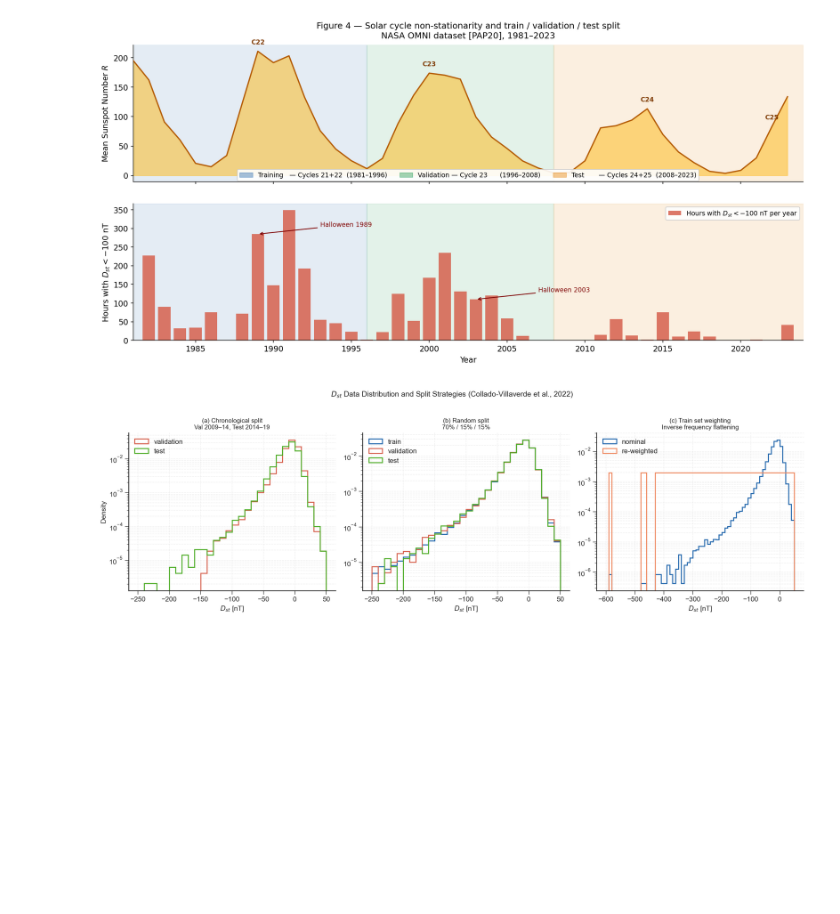
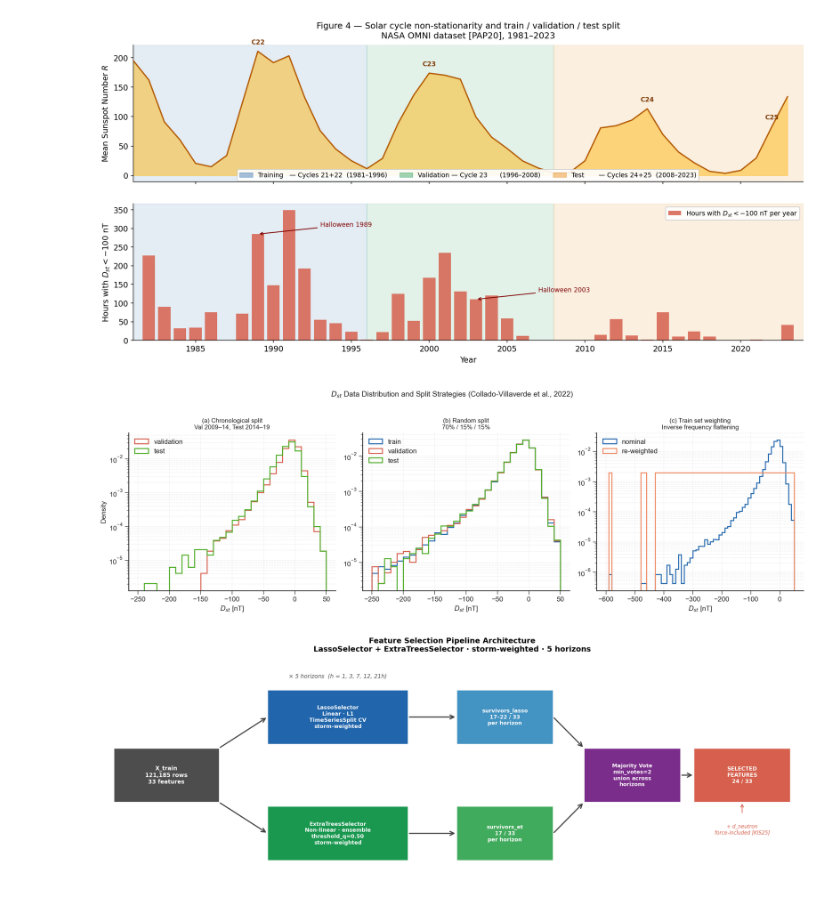
Before and after one commit to RoumenNikolov/cosmic-ray-storm-clean, a Jupyter notebook: notebooks/imiges_generator.ipynb, the cells around one changed output. Cells and saved outputs as stored; diff of their text form; code cells hidden in the pictures; blank space fills up the shorter version.

```diff
--- a/notebooks/imiges_generator.ipynb
+++ b/notebooks/imiges_generator.ipynb
@@ -398,3 +398,90 @@ plt.savefig('images/fig_dst_split_distribution.png', dpi=150, bbox_inches='tight
 plt.show()
 # %% [output]
 [figure]
+# %%
+# ── Feature Selection Pipeline Architecture Diagram ───────────────────────
+fig, ax = plt.subplots(figsize=(16, 6))
+ax.set_xlim(0, 16)
+ax.set_ylim(0, 6)
+ax.axis('off')
+fig.patch.set_facecolor('white')
+
+def box(ax, x, y, w, h, text, color='#2166ac', textcolor='white', fontsize=10):
+    ax.add_patch(plt.Rectangle((x, y), w, h, zorder=3,
+                                facecolor=color, edgecolor='white', linewidth=1.5))
+    ax.text(x + w/2, y + h/2, text, ha='center', va='center',
+            color=textcolor, fontsize=fontsize, fontweight='bold',
+            zorder=4, multialignment='center')
+
+def arrow(ax, x1, y1, x2, y2, color='#444444'):
+    ax.annotate('', xy=(x2, y2), xytext=(x1, y1),
+                arrowprops=dict(arrowstyle='->', color=color, lw=1.8,
+                                mutation_scale=16))
+
+# Input
+box(ax, 0.3, 2.3, 2.4, 1.4,
+    'X_train\n121,185 rows\n33 features',
+    color='#4d4d4d', fontsize=9)
+
+# Branches
+arrow(ax, 2.7, 3.7, 3.8, 4.5)
+arrow(ax, 2.7, 2.3, 3.8, 1.5)
+
+# LASSO
+box(ax, 3.8, 3.8, 3.2, 1.4,
+    'LassoSelector\nLinear · L1\nTimeSeriesSplit CV\nstorm-weighted',
+    color='#2166ac', fontsize=8.5)
+
+# ExtraTrees
+box(ax, 3.8, 0.8, 3.2, 1.4,
+    'ExtraTreesSelector\nNon-linear · ensemble\nthreshold_q=0.50\nstorm-weighted',
+    color='#1a9850', fontsize=8.5)
+
+# Horizons label
+ax.text(5.4, 5.55, '× 5 horizons  (h = 1, 3, 7, 12, 21h)',
+        ha='center', va='center', fontsize=9, color='#555555', style='italic')
+
+# Survivors
+arrow(ax, 7.0, 4.5, 8.1, 4.5)
+arrow(ax, 7.0, 1.5, 8.1, 1.5)
+
+box(ax, 8.1, 3.8, 2.2, 1.4,
+    'survivors_lasso\n17–22 / 33\nper horizon',
+    color='#4393c3', fontsize=8.5)
+
+box(ax, 8.1, 0.8, 2.2, 1.4,
+    'survivors_et\n17 / 33\nper horizon',
+    color='#41ab5d', fontsize=8.5)
+
+# Majority vote
+arrow(ax, 10.3, 4.5, 11.0, 3.7)
+arrow(ax, 10.3, 1.5, 11.0, 2.3)
+
+box(ax, 11.0, 2.3, 2.2, 1.4,
+    'Majority Vote\nmin_votes=2\nunion across\nhorizons',
+    color='#7b2d8b', fontsize=8.5)
+
+# Output
+arrow(ax, 13.2, 3.0, 13.5, 3.0)
+
+box(ax, 13.5, 2.3, 2.2, 1.4,
+    'SELECTED\nFEATURES\n24 / 33',
+    color='#d6604d', fontsize=8.5)
+
+# d_neutron annotation
+ax.text(14.6, 1.6, '+ d_neutron\nforce-included [KIS25]',
+        ha='center', va='center', fontsize=8, color='#d6604d', style='italic')
+ax.annotate('', xy=(14.6, 2.3), xytext=(14.6, 2.0),
+            arrowprops=dict(arrowstyle='->', color='#d6604d', lw=1.2))
+
+ax.set_title(
+    'Feature Selection Pipeline Architecture\n'
+    'LassoSelector + ExtraTreesSelector · storm-weighted · 5 horizons',
+    fontsize=12, fontweight='bold', pad=12
+)
+
+plt.tight_layout()
+plt.savefig('../images/fig_feature_selection_pipeline.png', dpi=150, bbox_inches='tight')
+plt.show()
+# %% [output]
+[figure, added]
```
Also changed, not shown: 17 other files.
